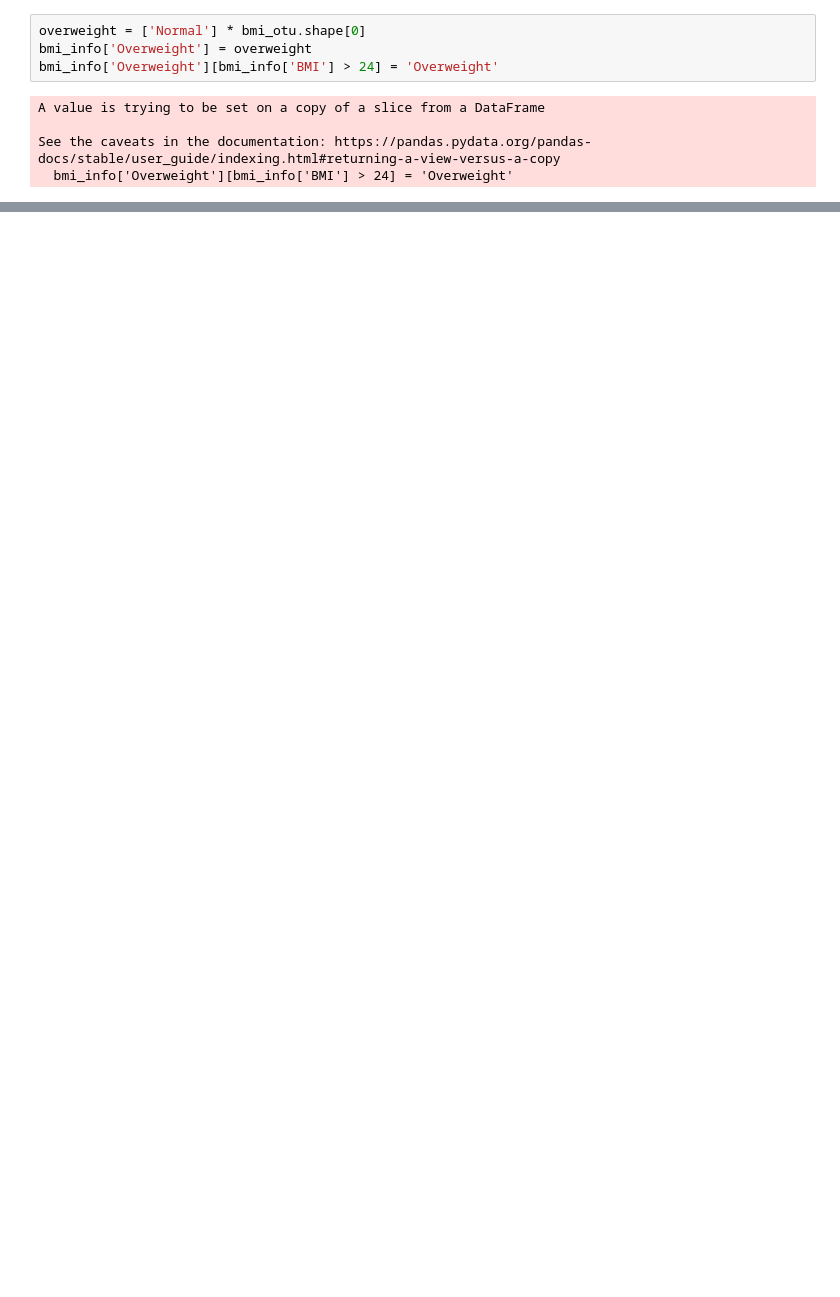
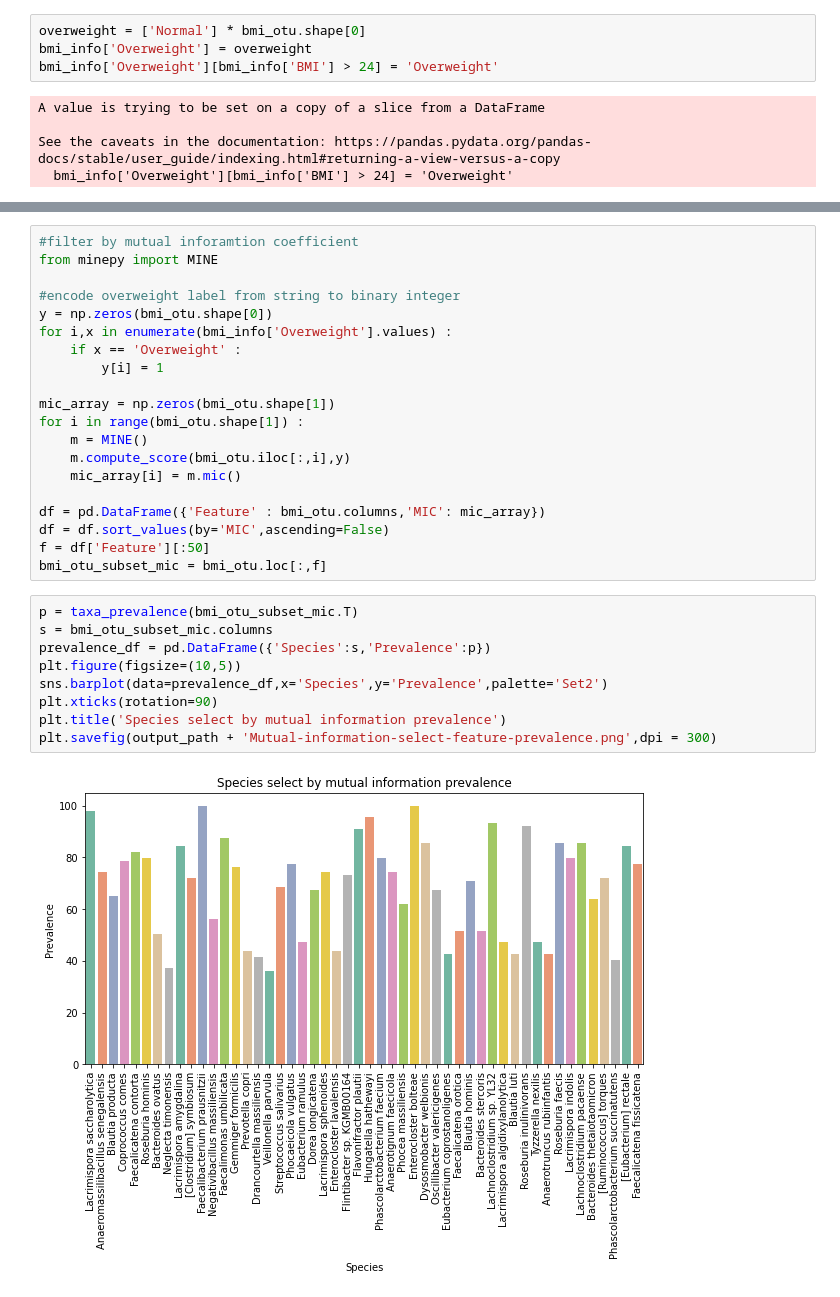
Before and after one commit to brucewu1996/Probiotics_signature, a Jupyter notebook: BMI.ipynb, the cells around one changed output, grey strips where cells are left out. Saved outputs shown, nothing was run; the diff lists cells and outputs as text; blank space fills up the shorter version.

```diff
--- a/BMI.ipynb
+++ b/BMI.ipynb
@@ -276,0 +126,31 @@ plt.show()
+# %%
+#filter by mutual inforamtion coefficient
+from minepy import MINE
+
+#encode overweight label from string to binary integer
+y = np.zeros(bmi_otu.shape[0])
+for i,x in enumerate(bmi_info['Overweight'].values) :
+    if x == 'Overweight' :
+        y[i] = 1
+
+mic_array = np.zeros(bmi_otu.shape[1])
+for i in range(bmi_otu.shape[1]) :
+    m = MINE()
+    m.compute_score(bmi_otu.iloc[:,i],y)
+    mic_array[i] = m.mic()
+
+df = pd.DataFrame({'Feature' : bmi_otu.columns,'MIC': mic_array})
+df = df.sort_values(by='MIC',ascending=False)
+f = df['Feature'][:50]
+bmi_otu_subset_mic = bmi_otu.loc[:,f]
+# %%
+p = taxa_prevalence(bmi_otu_subset_mic.T)
+s = bmi_otu_subset_mic.columns
+prevalence_df = pd.DataFrame({'Species':s,'Prevalence':p})
+plt.figure(figsize=(10,5))
+sns.barplot(data=prevalence_df,x='Species',y='Prevalence',palette='Set2')
+plt.xticks(rotation=90)
+plt.title('Species select by mutual information prevalence')
+plt.savefig(output_path + 'Mutual-information-select-feature-prevalence.png',dpi = 300)
+# %% [output]
+[figure, added]
```
Also changed, not shown: parts of 45 cells of this notebook, 1 other file.
